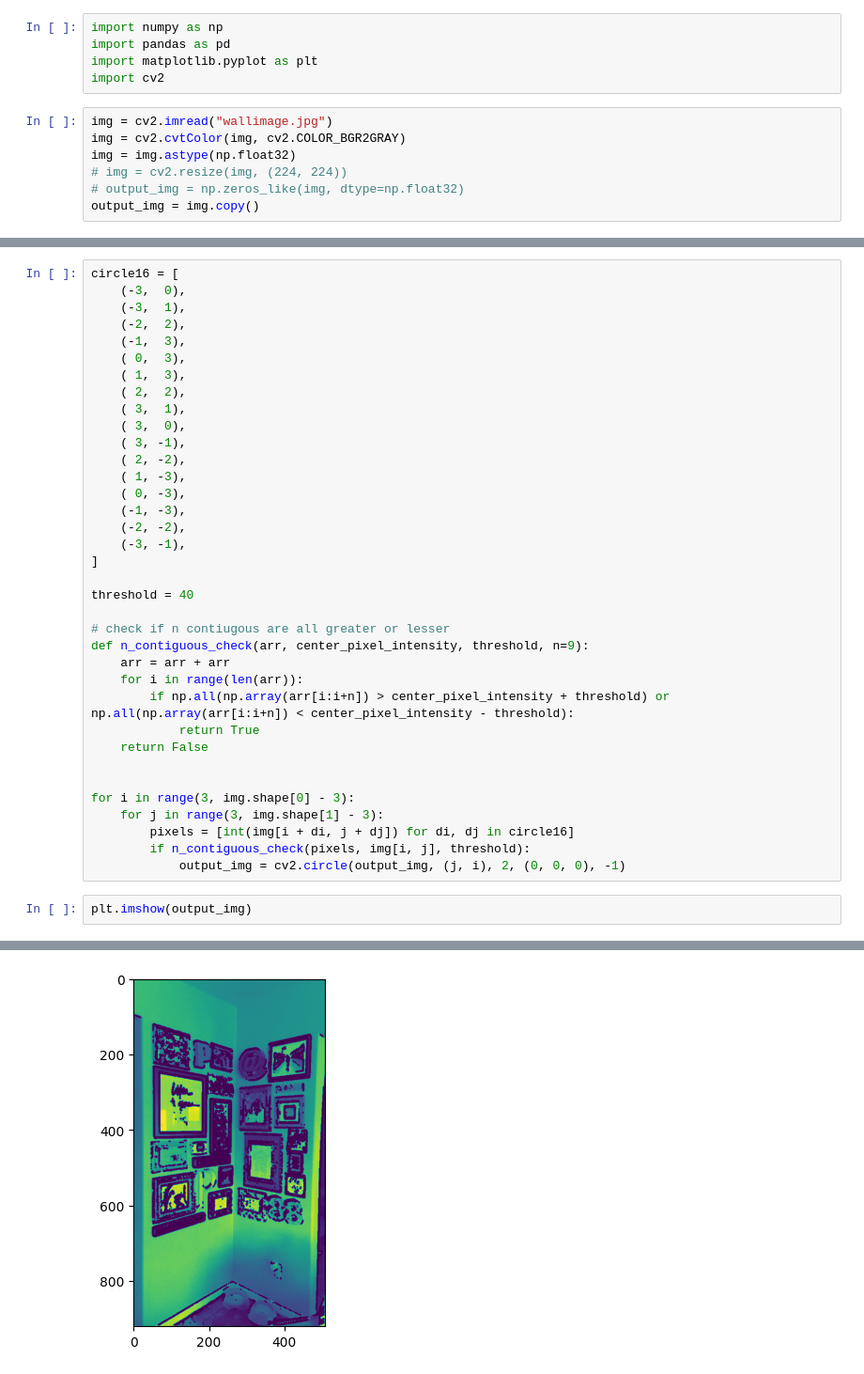
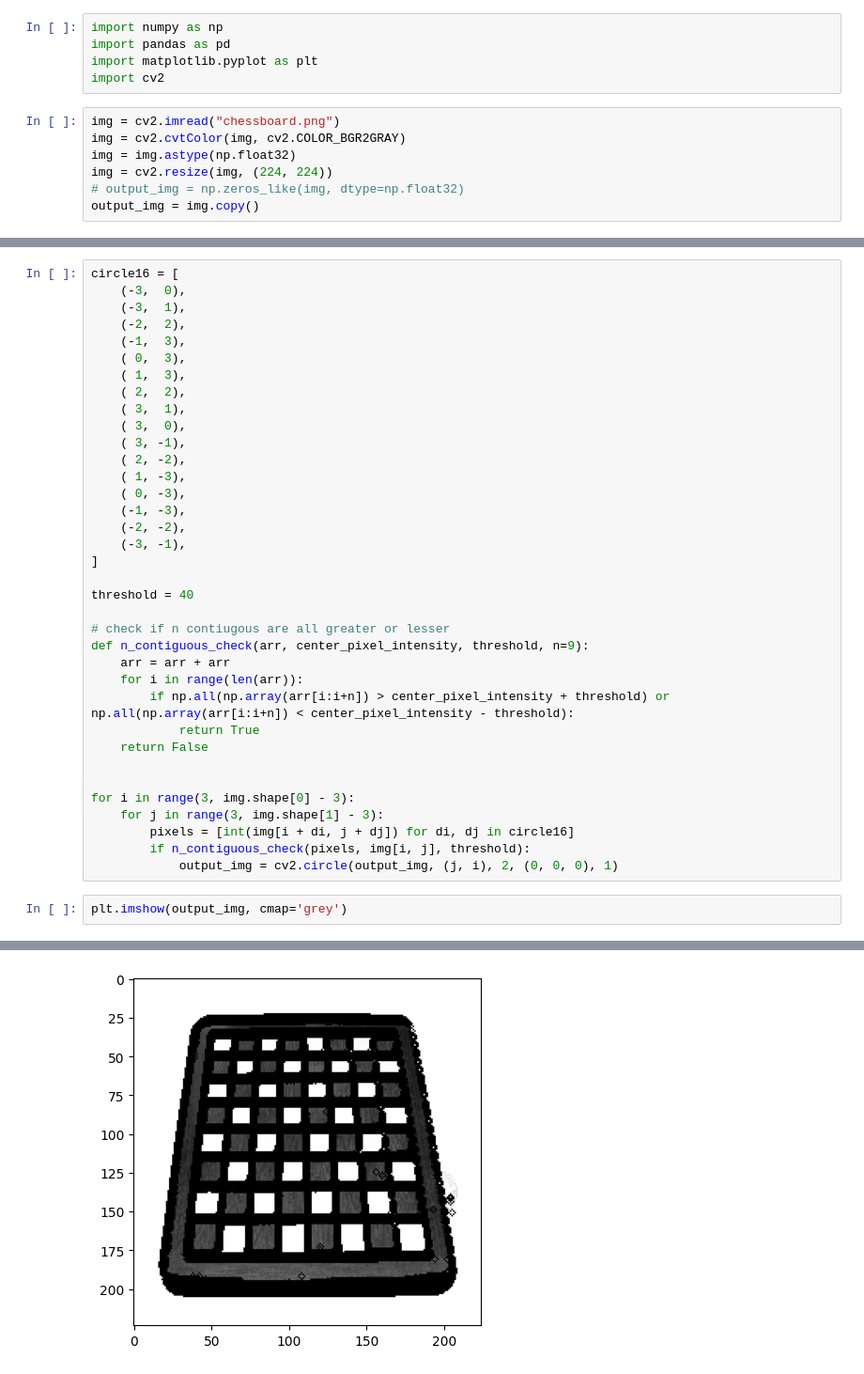
Before and after one commit to aaryadevchandra/perspective, a Jupyter notebook: fast corner detector.ipynb, the cells around one changed output, grey strips where cells are left out. Shown at 94% size. Saved outputs shown, nothing was run; the diff lists cells and outputs as text.

```diff
--- a/fast corner detector.ipynb
+++ b/fast corner detector.ipynb
@@ -4,10 +4,10 @@ import pandas as pd
 import matplotlib.pyplot as plt
 import cv2
 # %%
-img = cv2.imread("wallimage.jpg")
+img = cv2.imread("chessboard.png")
 img = cv2.cvtColor(img, cv2.COLOR_BGR2GRAY)
 img = img.astype(np.float32)
-# img = cv2.resize(img, (224, 224))
+img = cv2.resize(img, (224, 224))
 # output_img = np.zeros_like(img, dtype=np.float32)
 output_img = img.copy()
 # %%
@@ -54,9 +54,9 @@ for i in range(3, img.shape[0] - 3):
     for j in range(3, img.shape[1] - 3):
         pixels = [int(img[i + di, j + dj]) for di, dj in circle16]
         if n_contiguous_check(pixels, img[i, j], threshold):
-            output_img = cv2.circle(output_img, (j, i), 2, (0, 0, 0), -1)
+            output_img = cv2.circle(output_img, (j, i), 2, (0, 0, 0), 1)
 # %%
-plt.imshow(output_img)
+plt.imshow(output_img, cmap='grey')
 # %% [output]
 <matplotlib.image.AxesImage at 0x...>
-[figure, old version]
+[figure, new version]
```
Also changed, not shown: parts of 2 cells of this notebook, 5 other files.
